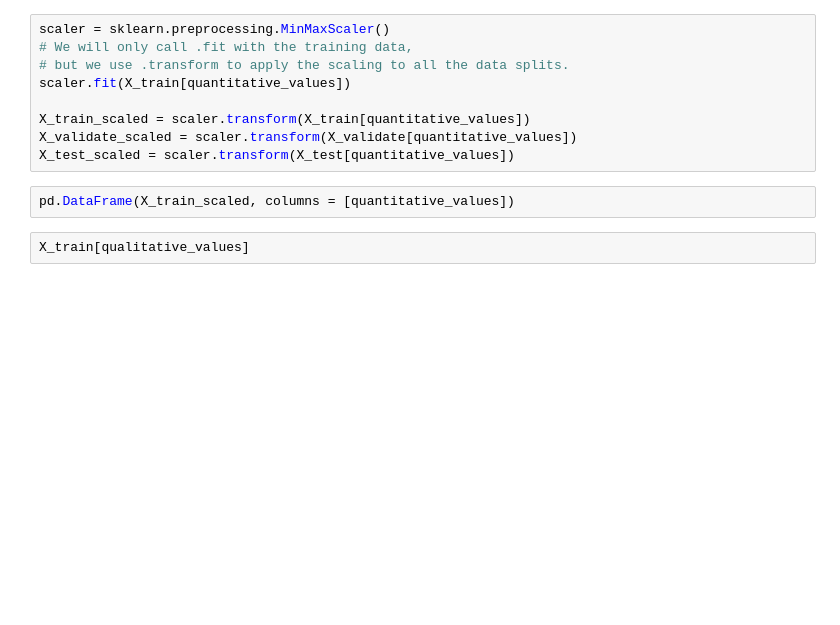
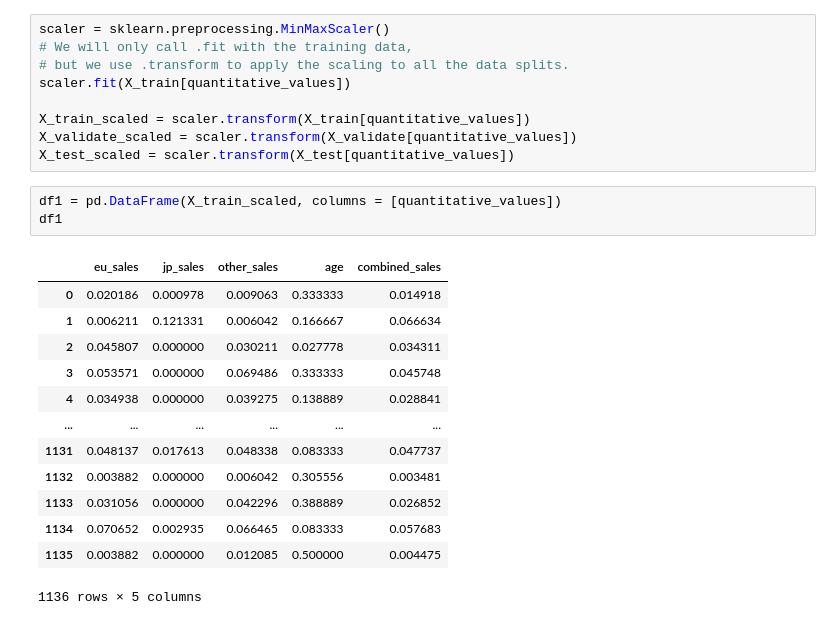
Before and after one commit to brentschriver/press_start, a Jupyter notebook: press-start-workflow.ipynb, the cells around one changed output. Drawn from its saved outputs; the diff is of its cells as text; blank space fills up the shorter version.

```diff
--- a/press-start-workflow.ipynb
+++ b/press-start-workflow.ipynb
@@ -315,6 +320,19 @@ X_train_scaled = scaler.transform(X_train[quantitative_values])
 X_validate_scaled = scaler.transform(X_validate[quantitative_values])
 X_test_scaled = scaler.transform(X_test[quantitative_values])
 # %%
-pd.DataFrame(X_train_scaled, columns = [quantitative_values])
+df1 = pd.DataFrame(X_train_scaled, columns = [quantitative_values])
+df1
+# %% [output]
+|  | eu_sales | jp_sales | other_sales | age | combined_sales |
+| 0 | 0.020186 | 0.000978 | 0.009063 | 0.333333 | 0.014918 |
+| 1 | 0.006211 | 0.121331 | 0.006042 | 0.166667 | 0.066634 |
+| 2 | 0.045807 | 0.000000 | 0.030211 | 0.027778 | 0.034311 |
+| 3 | 0.053571 | 0.000000 | 0.069486 | 0.333333 | 0.045748 |
+| 4 | 0.034938 | 0.000000 | 0.039275 | 0.138889 | 0.028841 |
+| ... | ... | ... | ... | ... | ... |
+| 1131 | 0.048137 | 0.017613 | 0.048338 | 0.083333 | 0.047737 |
+| 1132 | 0.003882 | 0.000000 | 0.006042 | 0.305556 | 0.003481 |
+| 1133 | 0.031056 | 0.000000 | 0.042296 | 0.388889 | 0.026852 |
+| 1134 | 0.070652 | 0.002935 | 0.066465 | 0.083333 | 0.057683 |
+| 1135 | 0.003882 | 0.000000 | 0.012085 | 0.500000 | 0.004475 |
+1136 rows × 5 columns
-# %%
-X_train[qualitative_values]
```
Also changed, not shown: parts of 3 cells of this notebook.
